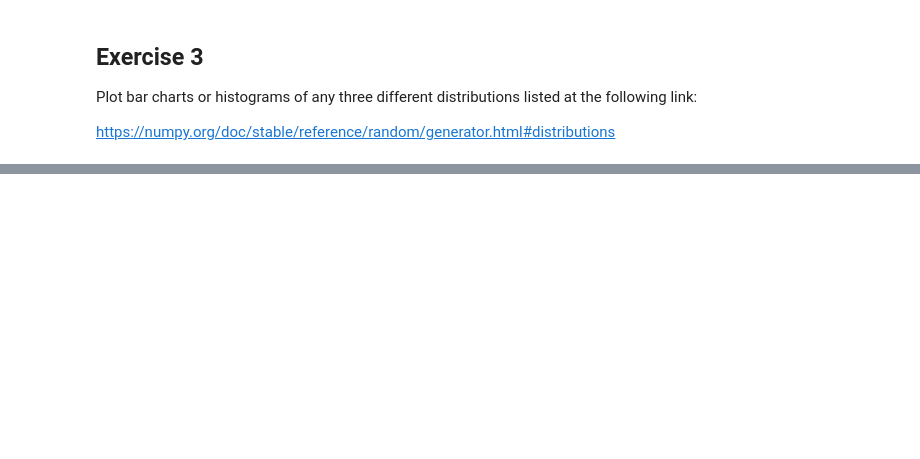
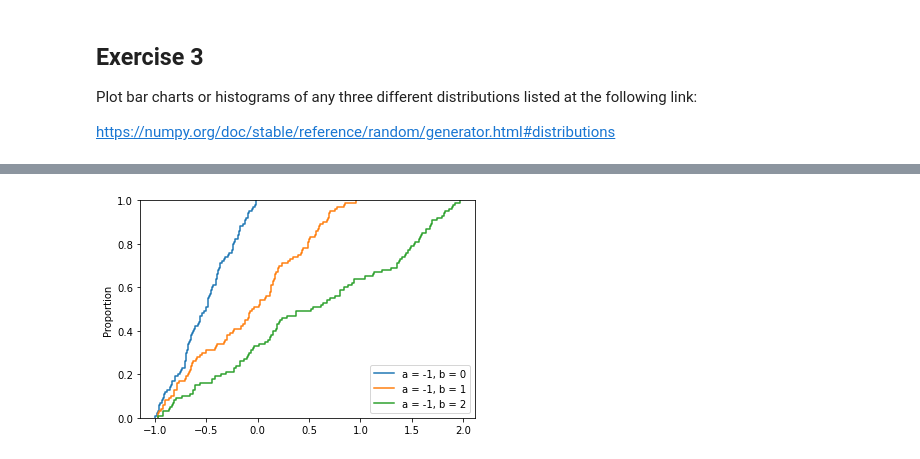
Before and after one commit to KenLin765/funddata-assessment, a Jupyter notebook: practicals/02.randomness.ipynb, the cells around one changed output, grey strips where cells are left out. Cells and saved outputs as stored; diff of their text form; code cells hidden in the pictures; blank space fills up the shorter version.

```diff
--- a/practicals/02.randomness.ipynb
+++ b/practicals/02.randomness.ipynb
@@ -158,3 +219,27 @@ plt.show()
+# %%
+## adapted using https://www.alphacodingskills.com/numpy/numpy-uniform-distribution.php
+
+## ecdfplot() function allows us to graphically plot Multiple cumulative distribution functions
+
+# In the example below, cdf of three uniform distributions low, medium and high are compared.
+
+#fixing the seed for reproducibility
+#of the result
+np.random.seed(10)
+
+size = 100
+#plotting 1000 sample from
+#different uniform distribution
+sns.ecdfplot(np.random.uniform(-1, 0, size))
+sns.ecdfplot(np.random.uniform(-1, 1, size))
+sns.ecdfplot(np.random.uniform(-1, 2, size))
+
+plt.legend(["a = -1, b = 0",
+            "a = -1, b = 1",
+            "a = -1, b = 2"])
+plt.show()
+# %% [output]
+[figure, added]
 # %%
 import matplotlib.pyplot as plt
 import numpy as np
```
Also changed, not shown: parts of 12 cells of this notebook.
